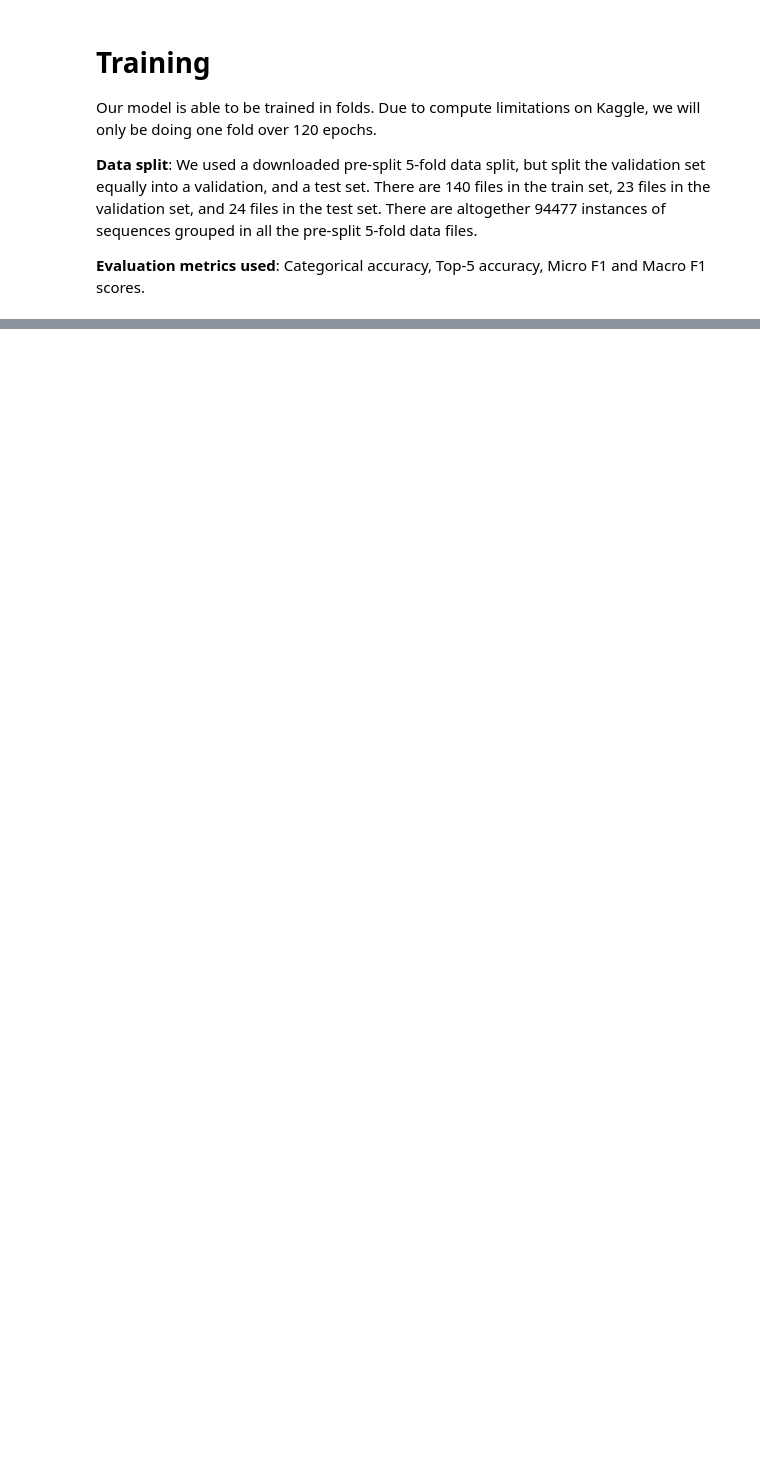
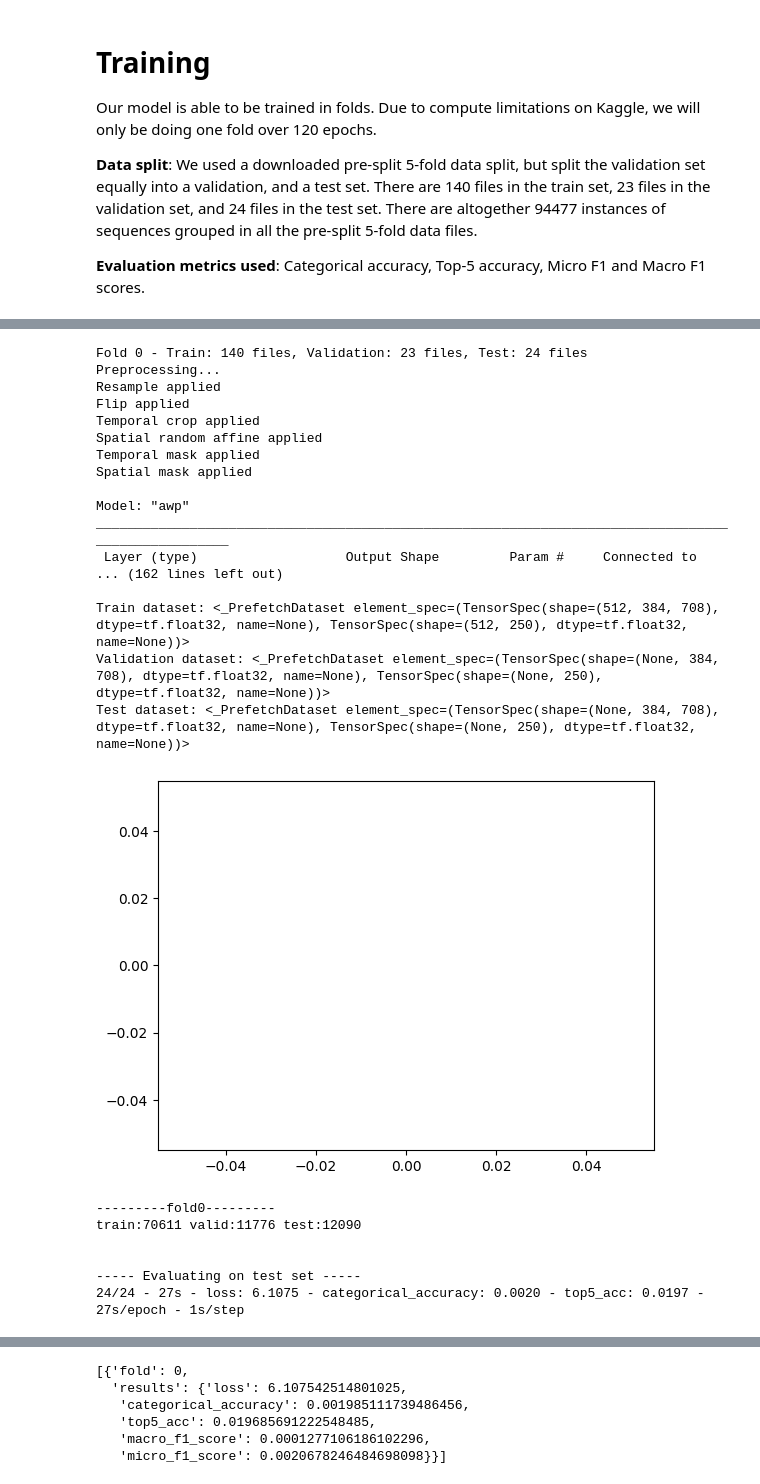
Before and after one commit to hoxiaoyang/50.021-Sign-Language-Recognition-AI-Project, a Jupyter notebook: tensorflow_1dcnn.ipynb, the cells around one changed output, grey strips where cells are left out. Saved outputs shown, nothing was run; the diff lists cells and outputs as text; code cells hidden in the pictures; blank space fills up the shorter version.

```diff
--- a/tensorflow_1dcnn.ipynb
+++ b/tensorflow_1dcnn.ipynb
@@ -606,3 +847,18 @@ for x in model.layers:
+# %%
+# You can change the arguments to get_model() to change the type of model
+# 1: cnn_transformers_model
+# 2: cnn_lstm_model
+# 3: cnn_gru_model
+# 4: cnn_model
+# 5: transformers_model
+# Default is cnn_transformers_model
+
+model = get_model(model_int=1)
+
+# Check supports_masking. This tells model to ignore the masked timesteps during computations like attention or state updates.
+for x in model.layers:
+    if not x.supports_masking:
+        print(x.supports_masking, x.name)
 # %% [markdown]
 # Training
 
@@ -930,10 +1245,10 @@ def evaluate_full_test_metrics(model, dataset, num_samples, batch_size, verbose=
 # %%
-# Configurations for training
+# Best configurations for training, try not to modify this (except for output directory folder)
 
 class CFG:
     n_splits = 5
     save_output = True
-    output_dir = '/kaggle/working'
+    output_dir = '/kaggle/working'  # Change this to the directory that you want to save your model and results in.
 
     seed = 42
     verbose = 2 #0) silent 1) progress bar 2) one line per epoch
@@ -948,6 +1263,7 @@ class CFG:
     batch_size = 64 * replicas
     snapshot_epochs = []
     swa_epochs = [] #list(range(epoch//2,epoch+1))
+    val_test_split = 0.5
 
     fp16 = True
     fgm = False
@@ -960,5 +1276,38 @@ class CFG:
     dim = 192
     comment = f'islr-fp16-192-8-seed{seed}'
 # %%
-# Start training and print results. Model weights and results will be saved to Kaggle's working folder.
-train_folds(CFG, [0])
+# Start training and print results for 1 fold cross-validation. Model weights and results will be saved to Kaggle's working folder.
+# Change model_int according to the model you want :
+# 1: cnn_transformers_model
+# 2: cnn_lstm_model
+# 3: cnn_gru_model
+# 4: cnn_model
+# 5: transformers_model
+# Default is cnn_transformers_model
+
+train_folds(CFG, folds=[0], model_int=1)
+# %% [output]
+Fold 0 - Train: 140 files, Validation: 23 files, Test: 24 files
+Preprocessing...
+Resample applied
+Flip applied
+Temporal crop applied
+Spatial random affine applied
+Temporal mask applied
+Spatial mask applied
+
+Model: "awp"
+__________________________________________________________________________________________________
+ Layer (type)                   Output Shape         Param #     Connected to
+... (162 lines left out)
+
+Train dataset: <_PrefetchDataset element_spec=(TensorSpec(shape=(512, 384, 708), dtype=tf.float32, name=None), TensorSpec(shape=(512, 250), dtype=tf.float32, name=None))>
+Validation dataset: <_PrefetchDataset element_spec=(TensorSpec(shape=(None, 384, 708), dtype=tf.float32, name=None), TensorSpec(shape=(None, 250), dtype=tf.float32, name=None))>
+Test dataset: <_PrefetchDataset element_spec=(TensorSpec(shape=(None, 384, 708), dtype=tf.float32, name=None), TensorSpec(shape=(None, 250), dtype=tf.float32, name=None))>
+[figure, added]
+---------fold0---------
+train:70611 valid:11776 test:12090
+
+
+----- Evaluating on test set -----
+24/24 - 27s - loss: 6.1075 - categorical_accuracy: 0.0020 - top5_acc: 0.0197 - 27s/epoch - 1s/step
@@ -964,0 +1333,6 @@ train_folds(CFG, [0])
+[{'fold': 0,
+  'results': {'loss': 6.107542514801025,
+   'categorical_accuracy': 0.001985111739486456,
+   'top5_acc': 0.019685691222548485,
+   'macro_f1_score': 0.0001277106186102296,
+   'micro_f1_score': 0.0020678246484698098}}]
```
Also changed, not shown: parts of 21 cells of this notebook.
